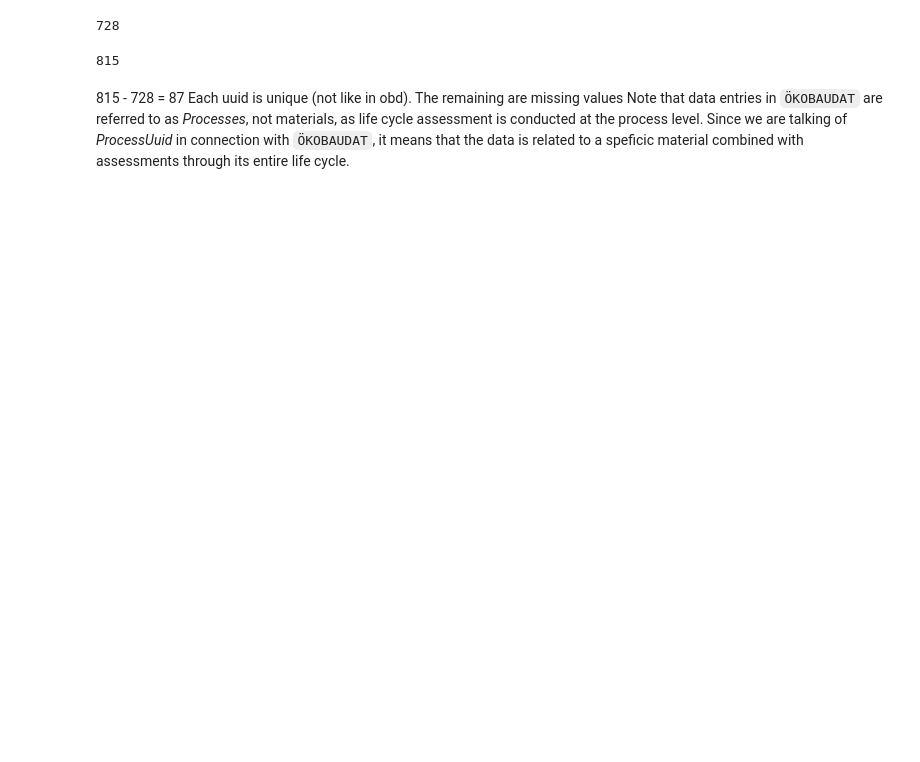
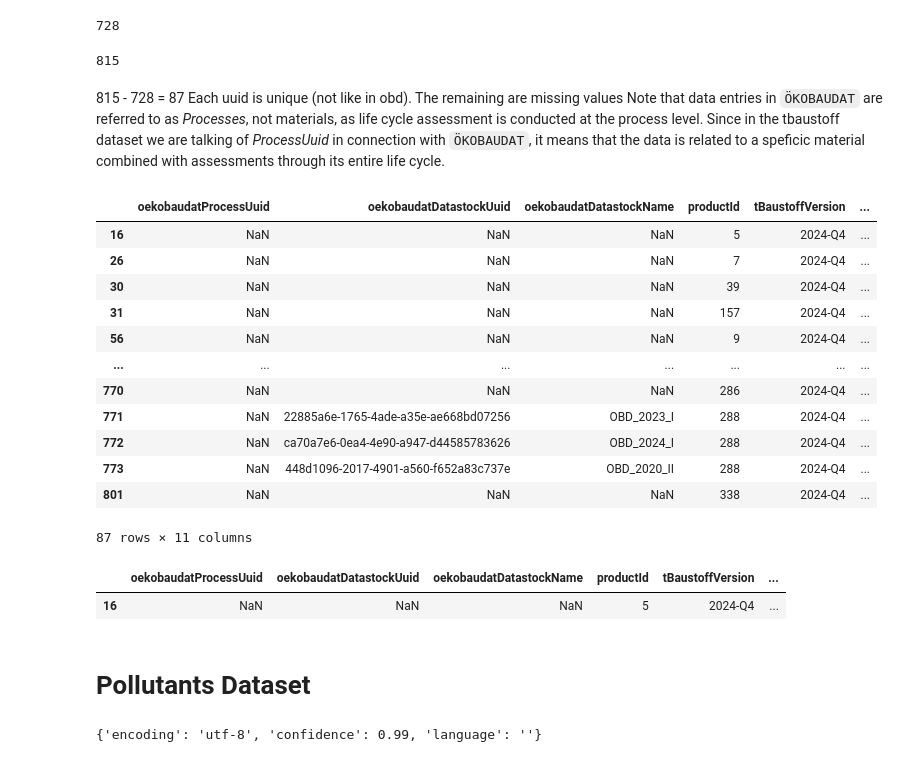
Before and after one commit to n3xtcoder-ai4impact/bbsr-challenge, a Jupyter notebook: tbaustoff.ipynb, the cells around one changed output. Cells and saved outputs as stored; diff of their text form; code cells hidden in the pictures; blank space fills up the shorter version.

```diff
--- a/tbaustoff.ipynb
+++ b/tbaustoff.ipynb
@@ -94,4 +282,37 @@ len(tbau_df["oekobaudatProcessUuid"])
 # %% [markdown]
 815 - 728  = 87
 Each uuid is unique (not like in obd). The remaining are missing values
-Note that data entries in `ÖKOBAUDAT` are referred to as *Processes*, not materials, as life cycle assessment is conducted at the process level. Since we are talking of *ProcessUuid* in connection with `ÖKOBAUDAT`, it means that the data is related to a speficic material combined with assessments through its entire life cycle.
+Note that data entries in `ÖKOBAUDAT` are referred to as *Processes*, not materials, as life cycle assessment is conducted at the process level. Since in the tbaustoff dataset we are talking of *ProcessUuid* in connection with `ÖKOBAUDAT`, it means that the data is related to a speficic material combined with assessments through its entire life cycle.
+# %%
+# looking at the missing values
+tbau_df[tbau_df["oekobaudatProcessUuid"].isnull()]
+# %% [output]
+|  | oekobaudatProcessUuid | oekobaudatDatastockUuid | oekobaudatDatastockName | productId | tBaustoffVersion | ... |
+| 16 | NaN | NaN | NaN | 5 | 2024-Q4 | ... |
+| 26 | NaN | NaN | NaN | 7 | 2024-Q4 | ... |
+| 30 | NaN | NaN | NaN | 39 | 2024-Q4 | ... |
+| 31 | NaN | NaN | NaN | 157 | 2024-Q4 | ... |
+| 56 | NaN | NaN | NaN | 9 | 2024-Q4 | ... |
+| ... | ... | ... | ... | ... | ... | ... |
+| 770 | NaN | NaN | NaN | 286 | 2024-Q4 | ... |
+| 771 | NaN | 22885a6e-1765-4ade-a35e-ae668bd07256 | OBD_2023_I | 288 | 2024-Q4 | ... |
+| 772 | NaN | ca70a7e6-0ea4-4e90-a947-d44585783626 | OBD_2024_I | 288 | 2024-Q4 | ... |
+| 773 | NaN | 448d1096-2017-4901-a560-f652a83c737e | OBD_2020_II | 288 | 2024-Q4 | ... |
+| 801 | NaN | NaN | NaN | 338 | 2024-Q4 | ... |
+87 rows × 11 columns
+# %%
+tbau_df[tbau_df["productName"]=="Asphalttragschicht - Hochbau"]
+# %% [output]
+|  | oekobaudatProcessUuid | oekobaudatDatastockUuid | oekobaudatDatastockName | productId | tBaustoffVersion | ... |
+| 16 | NaN | NaN | NaN | 5 | 2024-Q4 | ... |
+# %% [markdown]
+# Pollutants Dataset
+# %%
+# detect files encoding for pollutant_combinations.csv
+with open("/Users/pablosoriano/Documents/Data Science/bbsr-challenge/csv/pollutant_combinations.csv", "rb") as f:
+    result = chardet.detect(f.read(100000))  # Read first 100,000 bytes
+    print(result)
+# importing pullutant_combinations.csv
+pollutants_df = pd.read_csv("/Users/pablosoriano/Documents/Data Science/bbsr-challenge/csv/pollutant_combinations.csv", delimiter=",", encoding = result["encoding"], low_memory=False)
+# %% [output]
+{'encoding': 'utf-8', 'confidence': 0.99, 'language': ''}
```
Also changed, not shown: parts of 31 cells of this notebook, 1 other file.
